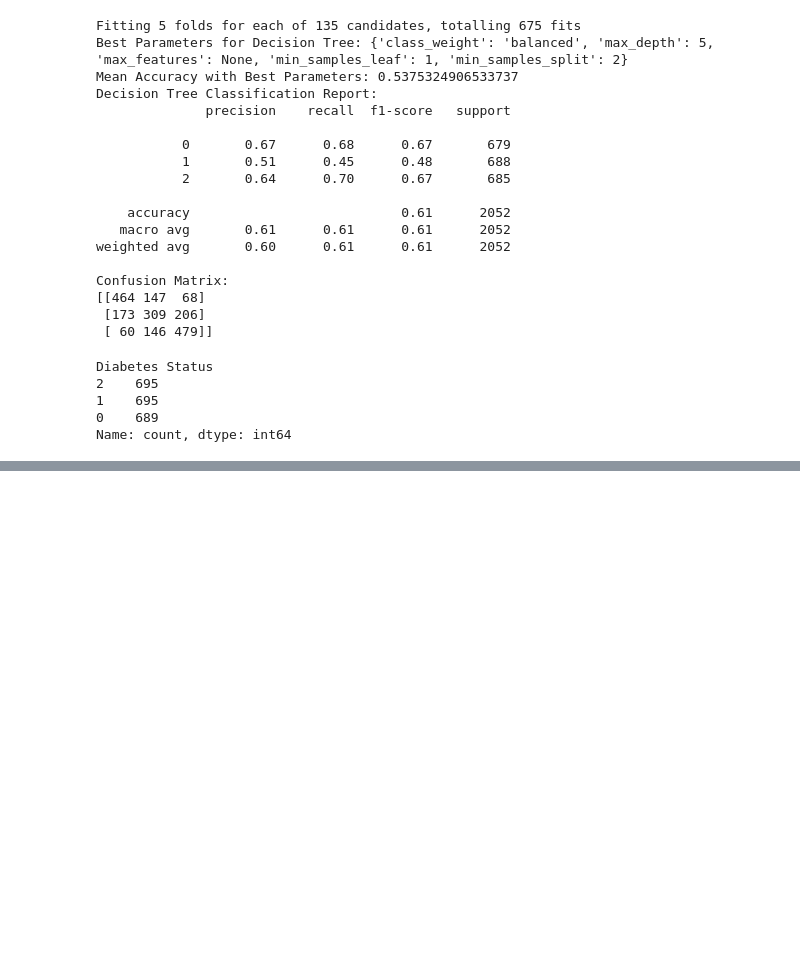
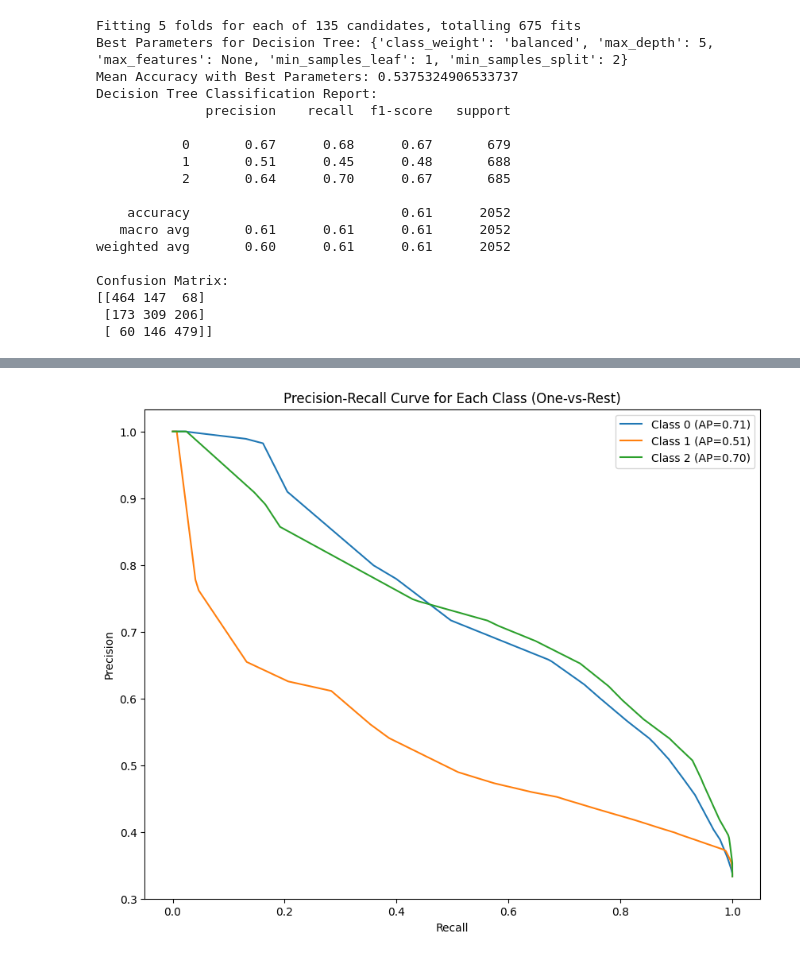
Before and after one commit to NiallGF/Final-Year-Project, a Jupyter notebook: Notebooks/4. DecisionTree.ipynb, the cells around one changed output, grey strips where cells are left out. Saved outputs shown, nothing was run; the diff lists cells and outputs as text; code cells hidden in the pictures; blank space fills up the shorter version.

```diff
--- a/Notebooks/4. DecisionTree.ipynb
+++ b/Notebooks/4. DecisionTree.ipynb
@@ -60,22 +60,15 @@ Confusion Matrix:
 [[464 147  68]
  [173 309 206]
  [ 60 146 479]]
-# %%
-df['Diabetes Status'].value_counts()
-# %% [output]
-Diabetes Status
-2    695
-1    695
-0    689
-Name: count, dtype: int64
 # %%
 # Import necessary libraries
 import pandas as pd
-from sklearn.model_selection import KFold, GridSearchCV
+from sklearn.model_selection import train_test_split, GridSearchCV, KFold
 from sklearn.preprocessing import StandardScaler
-from sklearn.metrics import classification_report, confusion_matrix
-from sklearn.ensemble import RandomForestClassifier
-import numpy as np
+from sklearn.metrics import classification_report, confusion_matrix, precision_recall_curve, average_precision_score
+from sklearn.tree import DecisionTreeClassifier
+from imblearn.over_sampling import SMOTE  # Import SMOTE
+import matplotlib.pyplot as plt
 
 # Load the dataset
 data_path = '/workspaces/Final-Year-Project/Cleaned Data/TrainTestData.csv'
@@ -89,39 +82,62 @@ y = df['Diabetes Status']
 scaler = StandardScaler()
 X = scaler.fit_transform(X)
 
-# Initialize the Random Forest model with class weights
-rf = RandomForestClassifier(random_state=42, class_weight='balanced')
+# Initialize SMOTE
+smote = SMOTE(random_state=42)
+
+# Apply SMOTE to the data to balance the class distribution
+X_resampled, y_resampled = smote.fit_resample(X, y)
+
+# Initialize the Decision Tree model
+dt = DecisionTreeClassifier(random_state=42, class_weight='balanced')
 
 # Set up the hyperparameter grid for tuning
 param_grid = {
-    'n_estimators': [100, 200, 300],        # Number of trees in the forest
-    'max_depth': [None, 5, 10, 15, 20],      # Maximum depth of the tree
-    'min_samples_split': [2, 5, 10],         # Minimum number of samples required to split an internal node
-    'min_samples_leaf': [1, 2, 5],           # Minimum number of samples required to be at a leaf node
-    'max_features': ['sqrt', 'log2', None], # The number of features to consider when looking for the best split
-    'bootstrap': [True, False]               # Whether bootstrap samples are used when building trees
+    'max_depth': [None, 5, 10, 15, 20],
+    'min_samples_split': [2, 5, 10],
+    'min_samples_leaf': [1, 2, 5],
+    'max_features': ['sqrt', 'log2', None],
+    'class_weight': ['balanced']
 }
 
 # Use GridSearchCV with KFold cross-validation
 kf = KFold(n_splits=5, shuffle=True, random_state=42)
-grid_search = GridSearchCV(rf, param_grid, scoring='accuracy', cv=kf, n_jobs=-1, verbose=1)
+grid_search = GridSearchCV(dt, param_grid, scoring='accuracy', cv=kf, n_jobs=-1, verbose=1)
 
-# Fit GridSearchCV on the data
-grid_search.fit(X, y)
+# Fit GridSearchCV on the resampled data (after SMOTE)
+grid_search.fit(X_resampled, y_resampled)
 
 # Get the best model
-best_rf = grid_search.best_estimator_
+best_dt = grid_search.best_estimator_
 
-# Evaluate the model with the best parameters on the entire dataset (since we're using cross-validation)
-y_pred_rf = best_rf.predict(X)
+# Evaluate the model with the best parameters on the resampled data
+y_pred = best_dt.predict(X_resampled)
+y_pred_proba = best_dt.predict_proba(X_resampled)  # Get predicted probabilities
 
 # Print the best hyperparameters and the mean accuracy from cross-validation
-print("Best Parameters for Random Forest:", grid_search.best_params_)
+print("Best Parameters for Decision Tree:", grid_search.best_params_)
 print("Mean Accuracy with Best Parameters:", grid_search.best_score_)
 
 # Classification report and confusion matrix
-print("\nRandom Forest Classification Report:")
-print(classification_report(y, y_pred_rf))
-print("Confusion Matrix:")
-print(confusion_matrix(y, y_pred_rf))
+print("\nDecision Tree Classification Report on Resampled Data:")
+print(classification_report(y_resampled, y_pred))
+print("Confusion Matrix on Resampled Data:")
+print(confusion_matrix(y_resampled, y_pred))
+
+# **Precision-Recall Curve for each class (One-vs-Rest)**
+n_classes = len(np.unique(y_resampled))
+
+# Plot the Precision-Recall curve for each class
+plt.figure(figsize=(10, 8))
+
+for i in range(n_classes):
+    precision, recall, _ = precision_recall_curve(y_resampled == i, y_pred_proba[:, i])  # One-vs-Rest
+    average_precision = average_precision_score(y_resampled == i, y_pred_proba[:, i])  # Calculate average precision
+    plt.plot(recall, precision, label=f'Class {i} (AP={average_precision:.2f})')
+
+plt.xlabel('Recall')
+plt.ylabel('Precision')
+plt.title('Precision-Recall Curve for Each Class (One-vs-Rest)')
+plt.legend(loc='best')
+plt.show()
 # %% [output]
@@ -128,0 +163 @@ Fitting 5 folds for each of 810 candidates, totalling 4050 fits
+[figure, added]
```
Also changed, not shown: parts of 1 cell of this notebook, 2 other files.
